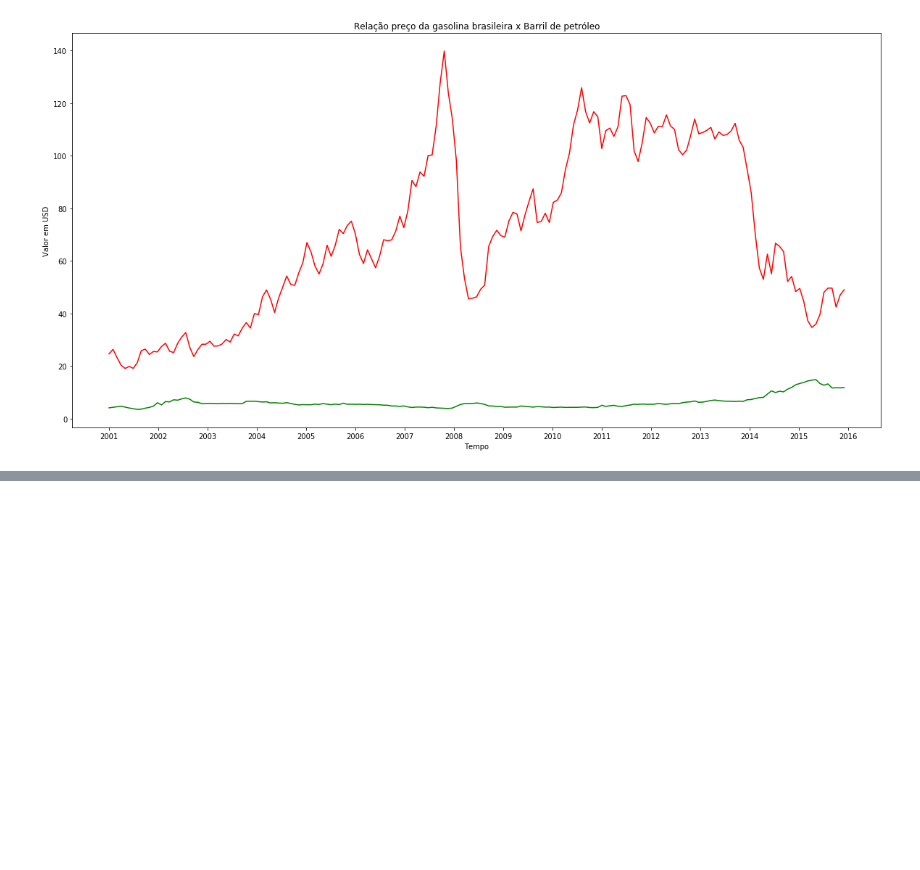
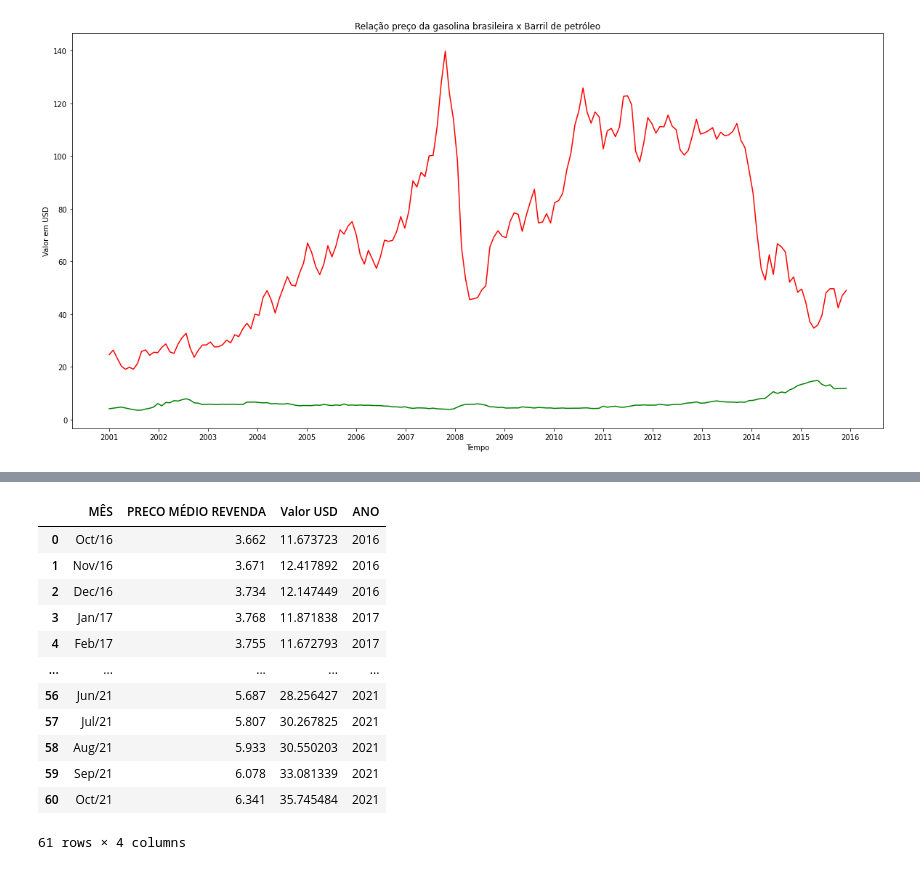
Before and after one commit to Guilherme-Valle/ia-analise-gasolina, a Jupyter notebook: analysis.ipynb, the cells around one changed output, grey strips where cells are left out. Cells and saved outputs as stored; diff of their text form; code cells hidden in the pictures; blank space fills up the shorter version.

```diff
--- a/analysis.ipynb
+++ b/analysis.ipynb
@@ -463,6 +448,22 @@ preco_gasolina_depois_ppi.reset_index(drop=True, inplace=True)
 
 barril_petroleo_depois_ppi = petroleo_brent_2001_2021.iloc[183:]
 barril_petroleo_depois_ppi.reset_index(drop=True, inplace=True)
+# %%
+preco_gasolina_depois_ppi
+# %% [output]
+|  | MÊS | PRECO MÉDIO REVENDA | Valor USD | ANO |
+| 0 | Oct/16 | 3.662 | 11.673723 | 2016 |
+| 1 | Nov/16 | 3.671 | 12.417892 | 2016 |
+| 2 | Dec/16 | 3.734 | 12.147449 | 2016 |
+| 3 | Jan/17 | 3.768 | 11.871838 | 2017 |
+| 4 | Feb/17 | 3.755 | 11.672793 | 2017 |
+| ... | ... | ... | ... | ... |
+| 56 | Jun/21 | 5.687 | 28.256427 | 2021 |
+| 57 | Jul/21 | 5.807 | 30.267825 | 2021 |
+| 58 | Aug/21 | 5.933 | 30.550203 | 2021 |
+| 59 | Sep/21 | 6.078 | 33.081339 | 2021 |
+| 60 | Oct/21 | 6.341 | 35.745484 | 2021 |
+61 rows × 4 columns
 # %%
 width = 20
 height = 10
```
Also changed, not shown: parts of 30 cells of this notebook.
